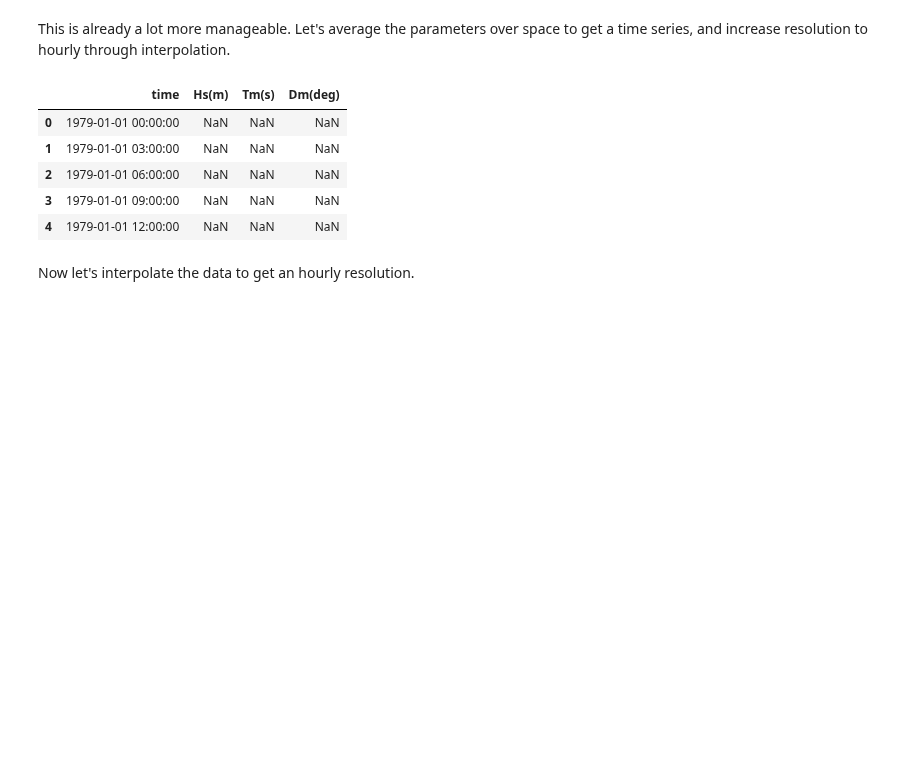
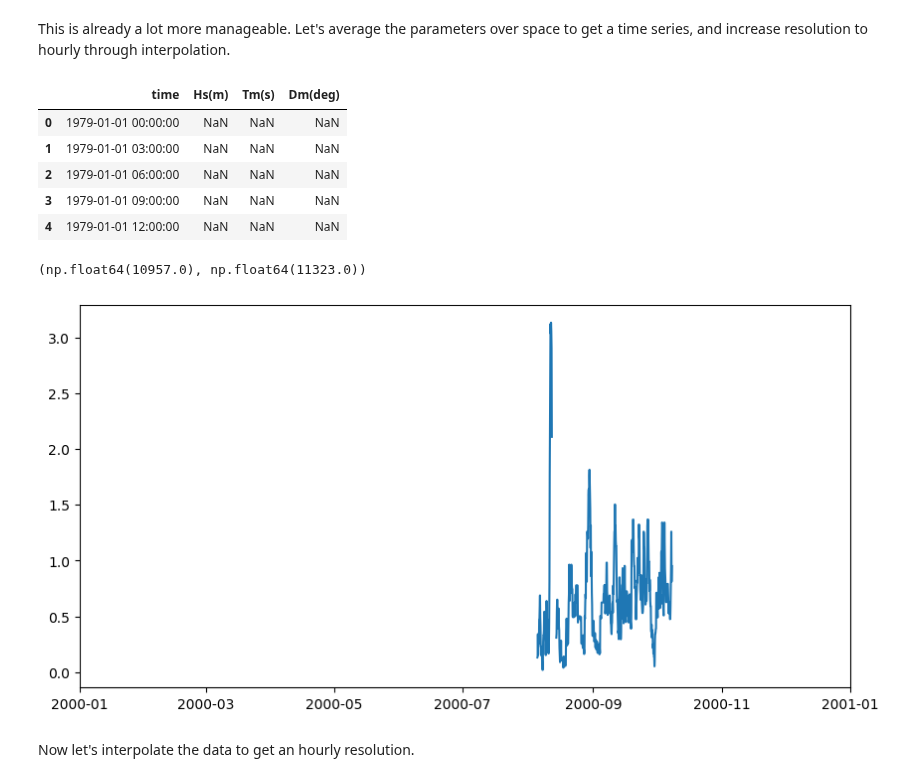
Before and after one commit to khdebruijn/thermo-morphological-model, a Jupyter notebook: database/engelstad_and_nederhoff_waves_to_timeseries.ipynb, the cells around one changed output. Saved outputs shown, nothing was run; the diff lists cells and outputs as text; code cells hidden in the pictures; blank space fills up the shorter version.

```diff
--- a/database/engelstad_and_nederhoff_waves_to_timeseries.ipynb
+++ b/database/engelstad_and_nederhoff_waves_to_timeseries.ipynb
@@ -302,6 +302,17 @@ df.head()
 | 2 | 1979-01-01 06:00:00 | NaN | NaN | NaN |
 | 3 | 1979-01-01 09:00:00 | NaN | NaN | NaN |
 | 4 | 1979-01-01 12:00:00 | NaN | NaN | NaN |
+# %%
+fig, ax = plt.subplots(figsize=(10,5))
+ax.plot(df.time, df['Hs(m)'])
+
+t_start = pd.to_datetime("2000-01-01")
+t_end = pd.to_datetime("2001-01-01")
+
+ax.set_xlim((t_start, t_end))
+# %% [output]
+(np.float64(10957.0), np.float64(11323.0))
+[figure, added]
 # %% [markdown]
 Now let's interpolate the data to get an hourly resolution.
 # %%
```
Also changed, not shown: parts of 5 cells of this notebook.
